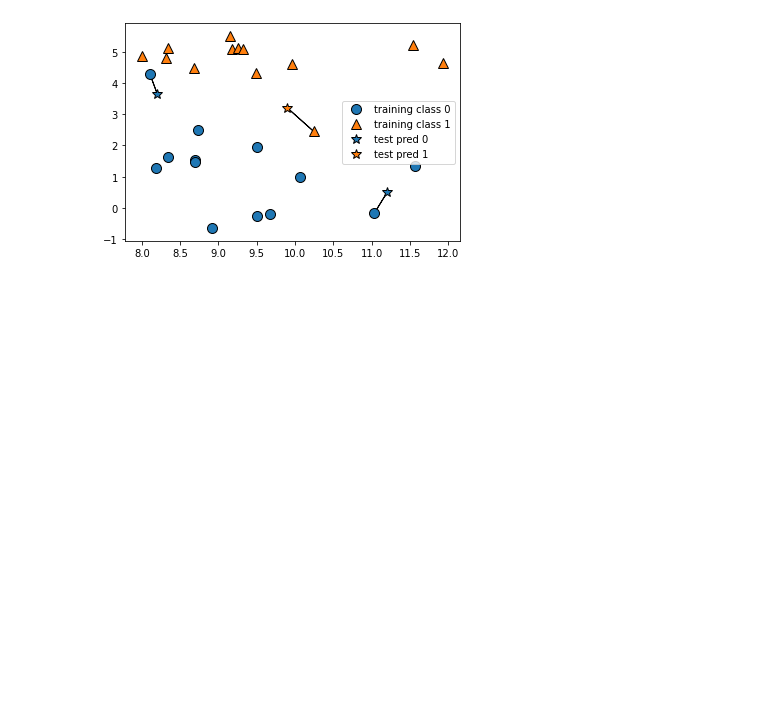
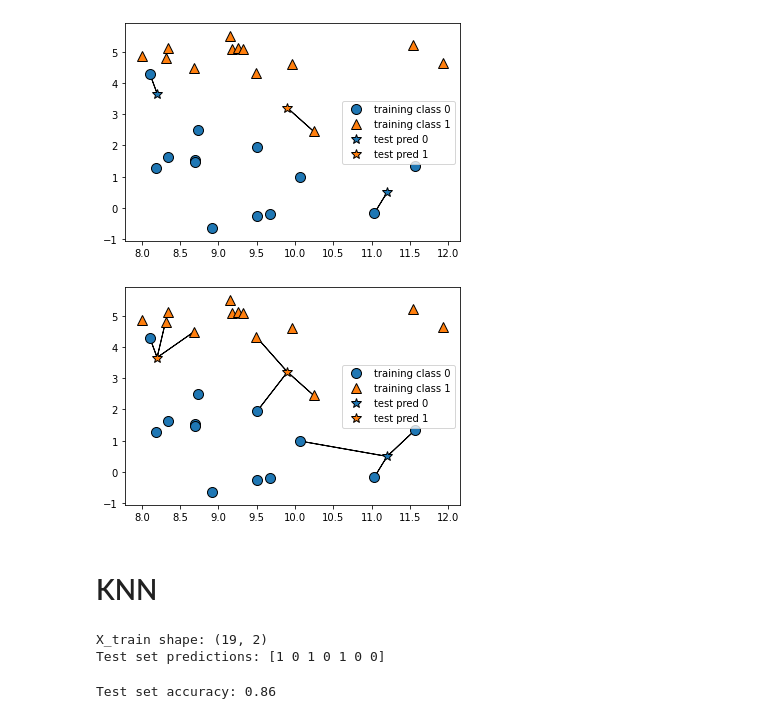
Before and after one commit to Agastya/aml_2020, a Jupyter notebook: IMLP_textbook/IMPL_Chapter2.ipynb, the cells around one changed output. Saved outputs shown, nothing was run; the diff lists cells and outputs as text; code cells hidden in the pictures; blank space fills up the shorter version.

```diff
--- a/IMLP_textbook/IMPL_Chapter2.ipynb
+++ b/IMLP_textbook/IMPL_Chapter2.ipynb
@@ -98,3 +98,25 @@ Breast cancer wisconsin (diagnostic) dataset
 mglearn.plots.plot_knn_classification(n_neighbors=1)
 # %% [output]
 [figure]
+# %%
+mglearn.plots.plot_knn_classification(n_neighbors=3)
+# %% [output]
+[figure, added]
+# %% [markdown]
+# KNN
+# %%
+from sklearn.model_selection import train_test_split
+from sklearn.neighbors import KNeighborsClassifier
+X, y = mglearn.datasets.make_forge()
+X_train, X_test, y_train, y_test = train_test_split(X, y, random_state=0)
+print('X_train shape:', X_train.shape)
+knn = KNeighborsClassifier(n_neighbors=3)
+knn.fit(X_train, y_train)
+print("Test set predictions:", knn.predict(X_test))
+# %% [output]
+X_train shape: (19, 2)
+Test set predictions: [1 0 1 0 1 0 0]
+# %%
+print("Test set accuracy: {:.2f}".format(knn.score(X_test, y_test)) )
+# %% [output]
+Test set accuracy: 0.86
```
